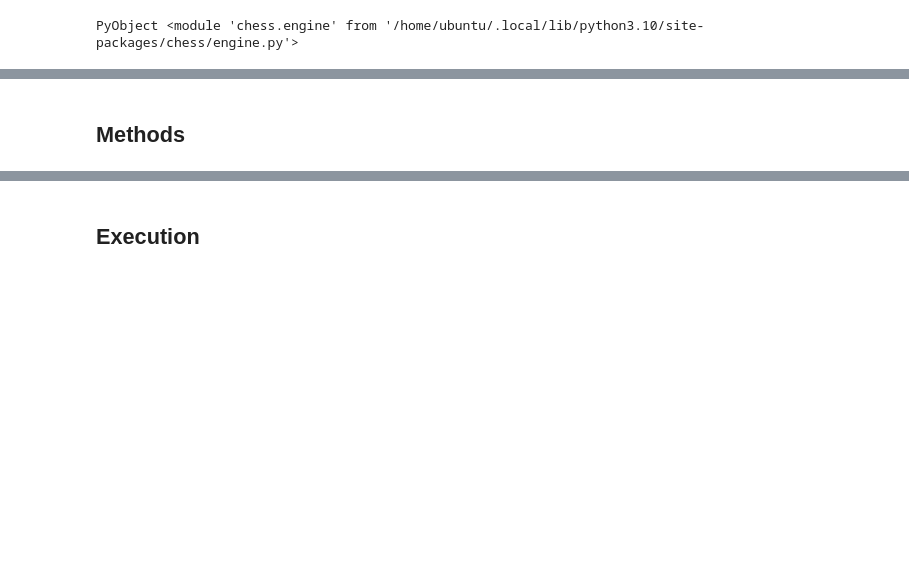
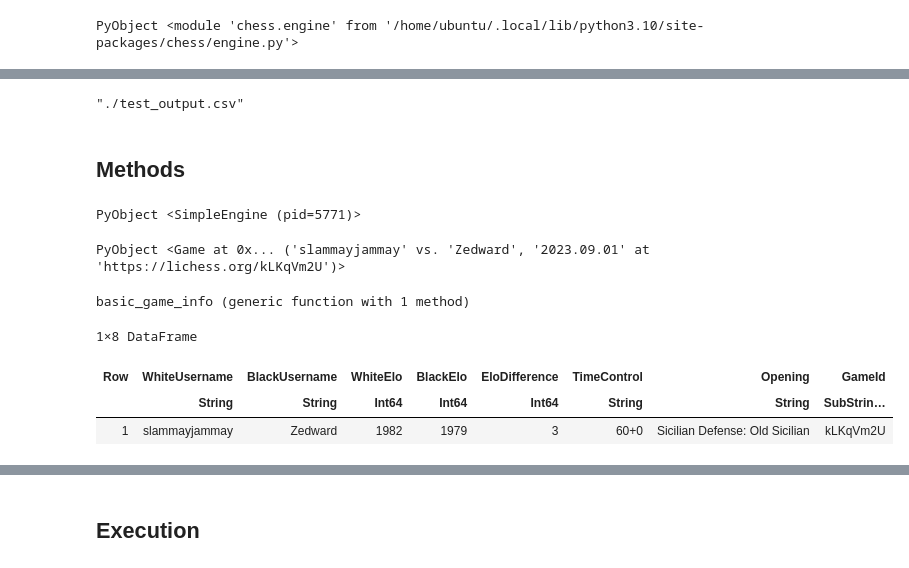
Before and after one commit to LZDXN/Chess-Research-2023-Fall, a Jupyter notebook: Pipeline2.ipynb, the cells around one changed output, grey strips where cells are left out. Drawn from its saved outputs; the diff is of its cells as text; code cells hidden in the pictures; blank space fills up the shorter version.

```diff
--- a/Pipeline2.ipynb
+++ b/Pipeline2.ipynb
@@ -68,2 +77,57 @@ const OUTPUT_DATA_PATH = "/data/pipeline2_exported/" # file type: .csv file
+# %%
+# Test file paths
+const TEST_INPUT_PATH = "./pre-pipeline-test/"
+const TEST_OUTPUT_PATH = "./"
+
+const TEST_INPUT_FILENAME = "$(TEST_INPUT_PATH)test1000.pgn"
+const TEST_OUTPUT_FILENAME = "$(TEST_OUTPUT_PATH)test_output.csv"
+# %% [output]
+"./test_output.csv"
 # %% [markdown]
 ## Methods
+# %%
+function initialize_stockfish(STOCKFISH_PATH)
+    stockfish = ce.SimpleEngine.popen_uci(STOCKFISH_PATH)
+    return stockfish
+end
+stockfish = initialize_stockfish(STOCKFISH_PATH)
+# %% [output]
+PyObject <SimpleEngine (pid=5771)>
+# %%
+pgn_file = open(TEST_INPUT_FILENAME)
+game = cp.read_game(pgn_file)
+# %% [output]
+PyObject <Game at 0x... ('slammayjammay' vs. 'Zedward', '2023.09.01' at 'https://lichess.org/kLKqVm2U')>
+# %%
+function basic_game_info(game)
+    headers = game.headers
+
+    WhiteUsername = get(headers, "White", "NA")
+    BlackUsername = get(headers, "Black", "NA")
+    WhiteElo = parse(Int64, get(headers, "WhiteElo", "0"))
+    BlackElo = parse(Int64, get(headers, "BlackElo", "0"))
+    EloDifference = WhiteElo - BlackElo
+    TimeControl = get(headers, "TimeControl", "NA")
+    Opening = get(headers, "Opening", "NA")
+    GameId = split(get(headers, "Site", "NA"), "/")[end]
+
+    basic_game_info = DataFrame(WhiteUsername = [WhiteUsername],
+                   BlackUsername = [BlackUsername],
+                   WhiteElo = [WhiteElo],
+                   BlackElo = [BlackElo],
+                   EloDifference = [EloDifference],
+                   TimeControl = [TimeControl],
+                   Opening = [Opening],
+                   GameId = [GameId])
+
+    return basic_game_info
+end
+# %% [output]
+basic_game_info (generic function with 1 method)
+# %%
+basic_game_info(game)
+# %% [output]
+1×8 DataFrame
+| Row | WhiteUsername | BlackUsername | WhiteElo | BlackElo | EloDifference | TimeControl | Opening | GameId |
+|  | String | String | Int64 | Int64 | Int64 | String | String | SubStrin… |
+| 1 | slammayjammay | Zedward | 1982 | 1979 | 3 | 60+0 | Sicilian Defense: Old Sicilian | kLKqVm2U |
```
Also changed, not shown: parts of 12 cells of this notebook, 2 other files.
